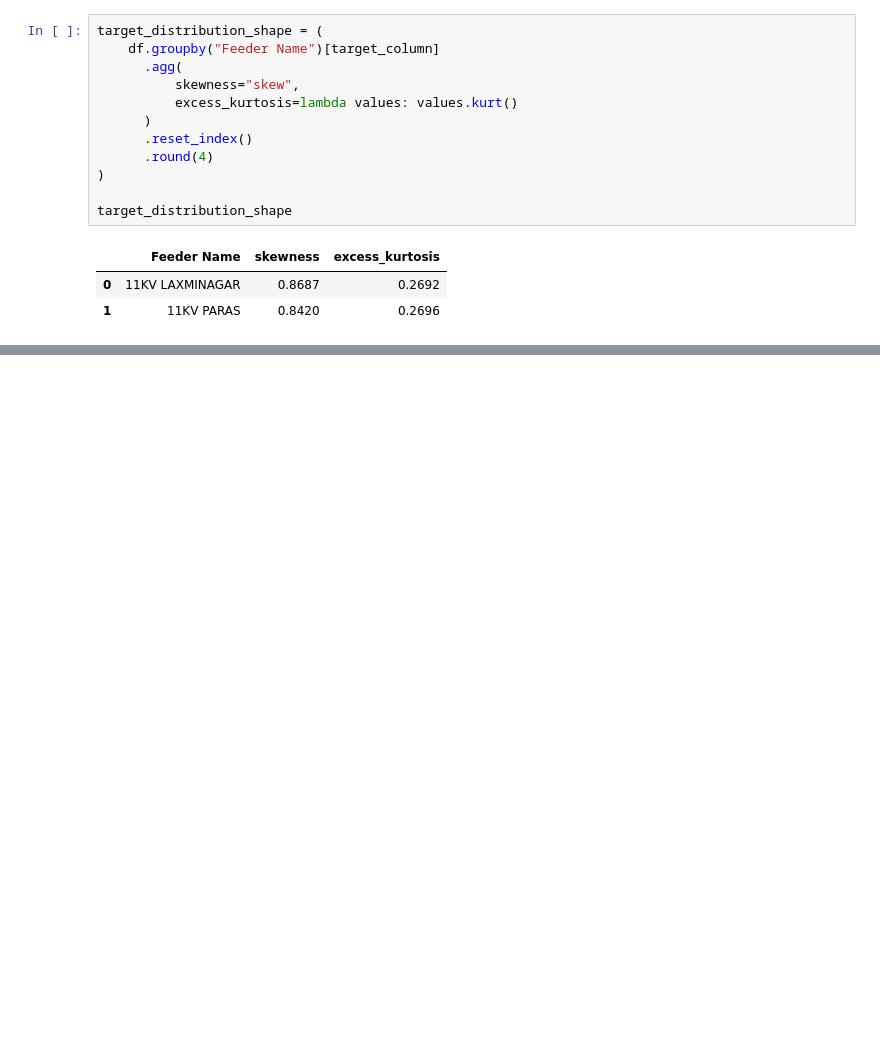
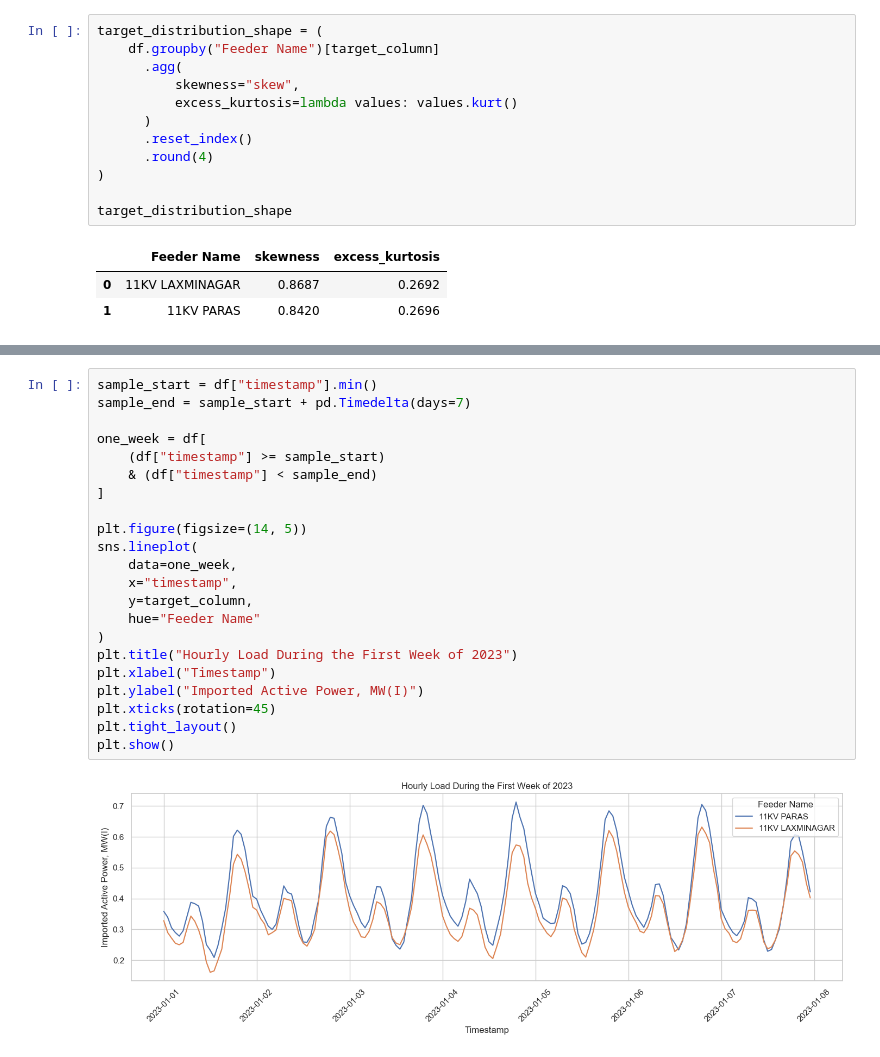
Before and after one commit to tejasstrivedi/MLDAProject, a Jupyter notebook: project.ipynb, the cells around one changed output, grey strips where cells are left out. Cells and saved outputs as stored; diff of their text form; blank space fills up the shorter version.

```diff
--- a/project.ipynb
+++ b/project.ipynb
@@ -512,0 +596,24 @@ target_distribution_shape
+# %%
+sample_start = df["timestamp"].min()
+sample_end = sample_start + pd.Timedelta(days=7)
+
+one_week = df[
+    (df["timestamp"] >= sample_start)
+    & (df["timestamp"] < sample_end)
+]
+
+plt.figure(figsize=(14, 5))
+sns.lineplot(
+    data=one_week,
+    x="timestamp",
+    y=target_column,
+    hue="Feeder Name"
+)
+plt.title("Hourly Load During the First Week of 2023")
+plt.xlabel("Timestamp")
+plt.ylabel("Imported Active Power, MW(I)")
+plt.xticks(rotation=45)
+plt.tight_layout()
+plt.show()
+# %% [output]
+[figure, added]
```
Also changed, not shown: parts of 43 cells of this notebook, 6 other files.
